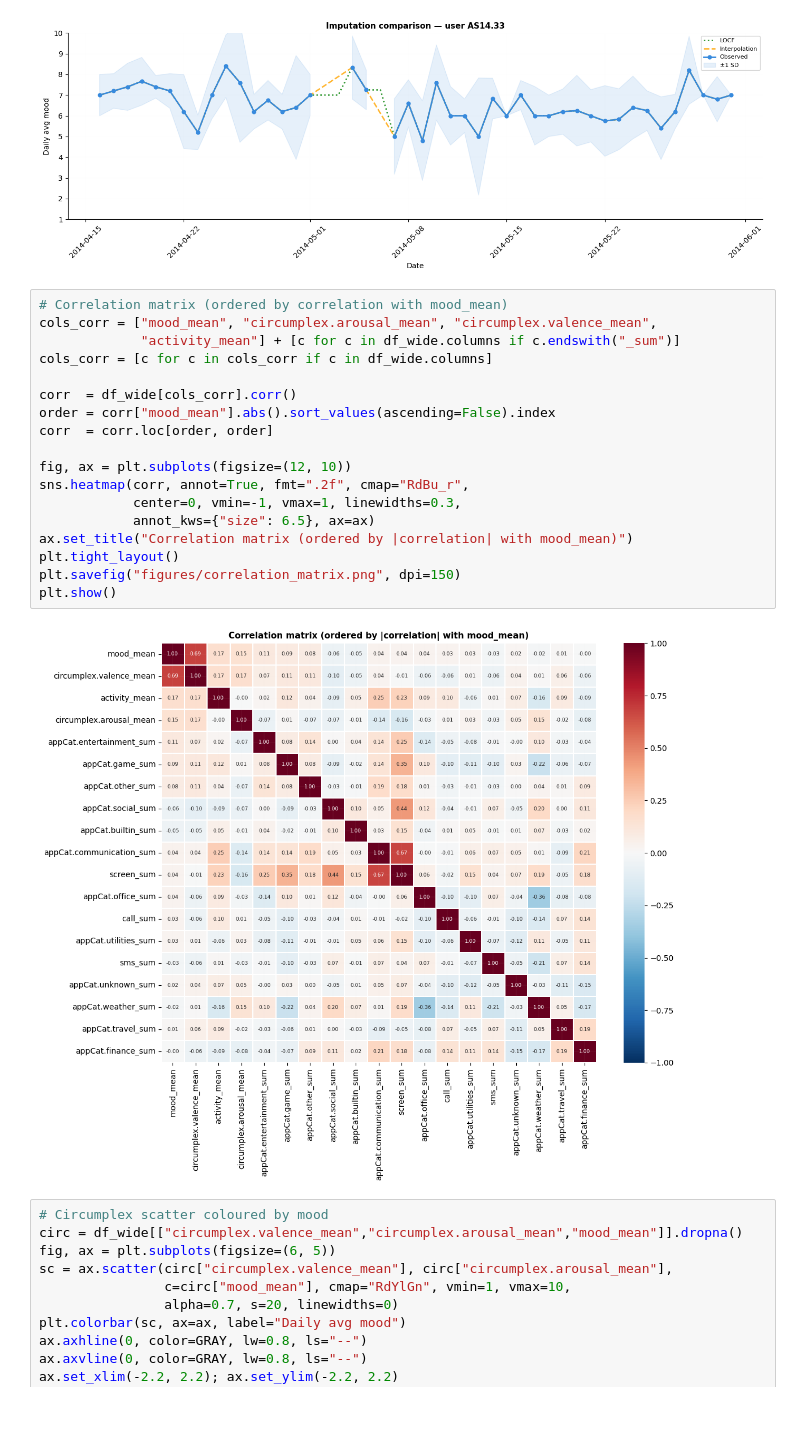
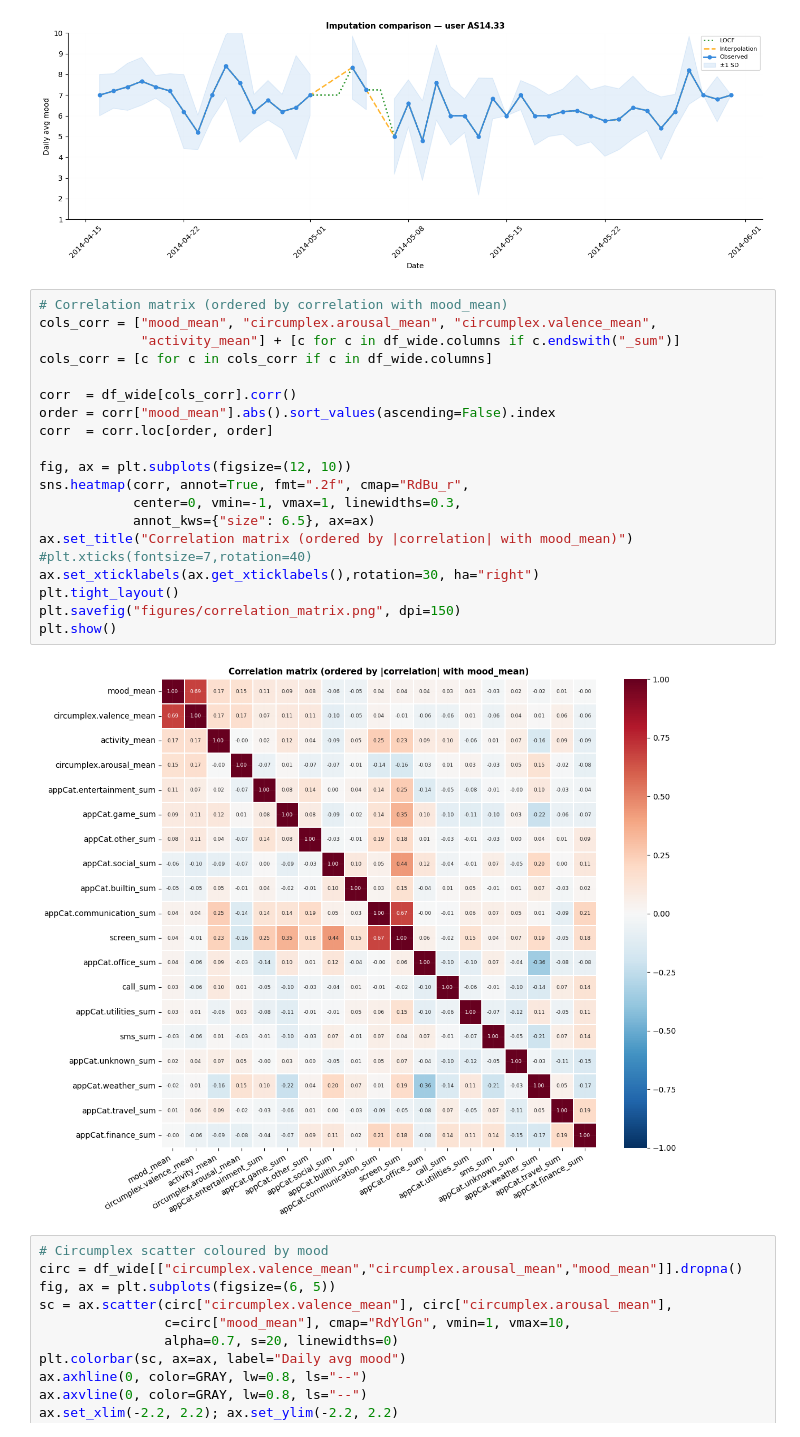
Before and after one commit to alicja-a-d/Data_Mining, a Jupyter notebook: assignment1_def.ipynb, the cells around one changed output. Drawn from its saved outputs; the diff is of its cells as text.

```diff
--- a/assignment1_def.ipynb
+++ b/assignment1_def.ipynb
@@ -414,23 +414,25 @@ plt.show()
 # %%
 # Correlation matrix (ordered by correlation with mood_mean)
 cols_corr = ["mood_mean", "circumplex.arousal_mean", "circumplex.valence_mean",
              "activity_mean"] + [c for c in df_wide.columns if c.endswith("_sum")]
 cols_corr = [c for c in cols_corr if c in df_wide.columns]
 
 corr  = df_wide[cols_corr].corr()
 order = corr["mood_mean"].abs().sort_values(ascending=False).index
 corr  = corr.loc[order, order]
 
 fig, ax = plt.subplots(figsize=(12, 10))
 sns.heatmap(corr, annot=True, fmt=".2f", cmap="RdBu_r",
             center=0, vmin=-1, vmax=1, linewidths=0.3,
             annot_kws={"size": 6.5}, ax=ax)
 ax.set_title("Correlation matrix (ordered by |correlation| with mood_mean)")
+#plt.xticks(fontsize=7,rotation=40)
+ax.set_xticklabels(ax.get_xticklabels(),rotation=30, ha="right")
 plt.tight_layout()
 plt.savefig("figures/correlation_matrix.png", dpi=150)
 plt.show()
 # %% [output]
-[figure, old version]
+[figure, new version]
 # %%
 # Circumplex scatter coloured by mood
 circ = df_wide[["circumplex.valence_mean","circumplex.arousal_mean","mood_mean"]].dropna()
```
Also changed, not shown: parts of 1 cell of this notebook, 3 other files.
